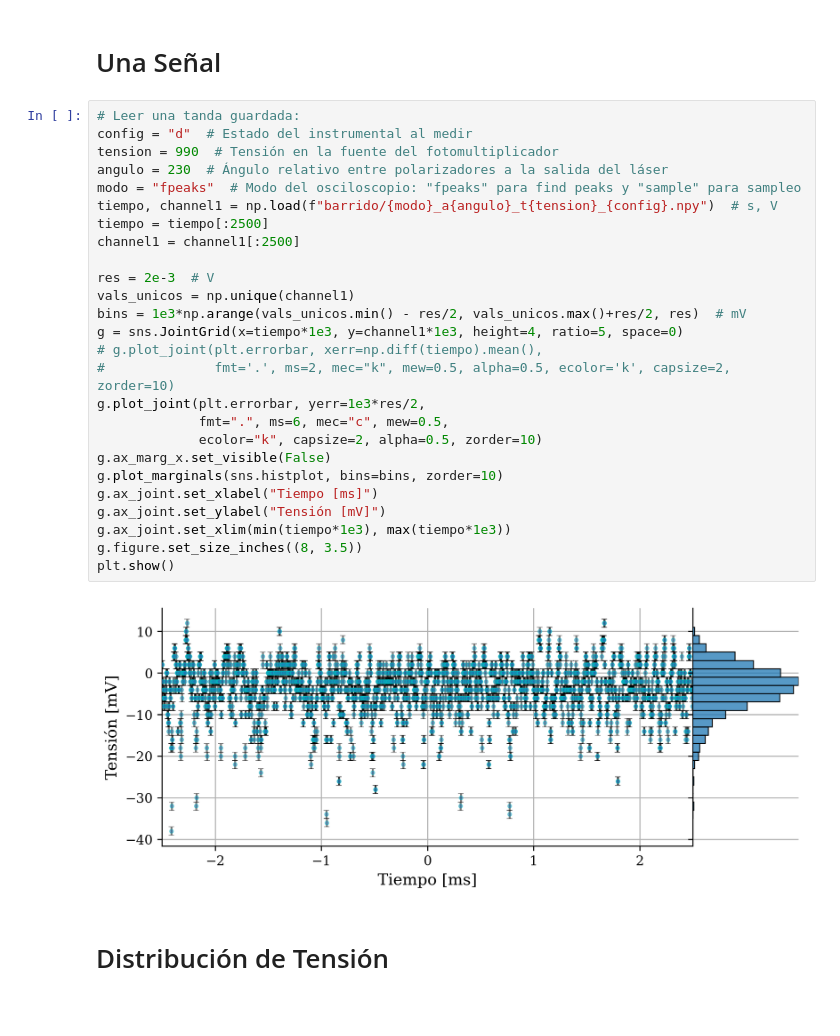
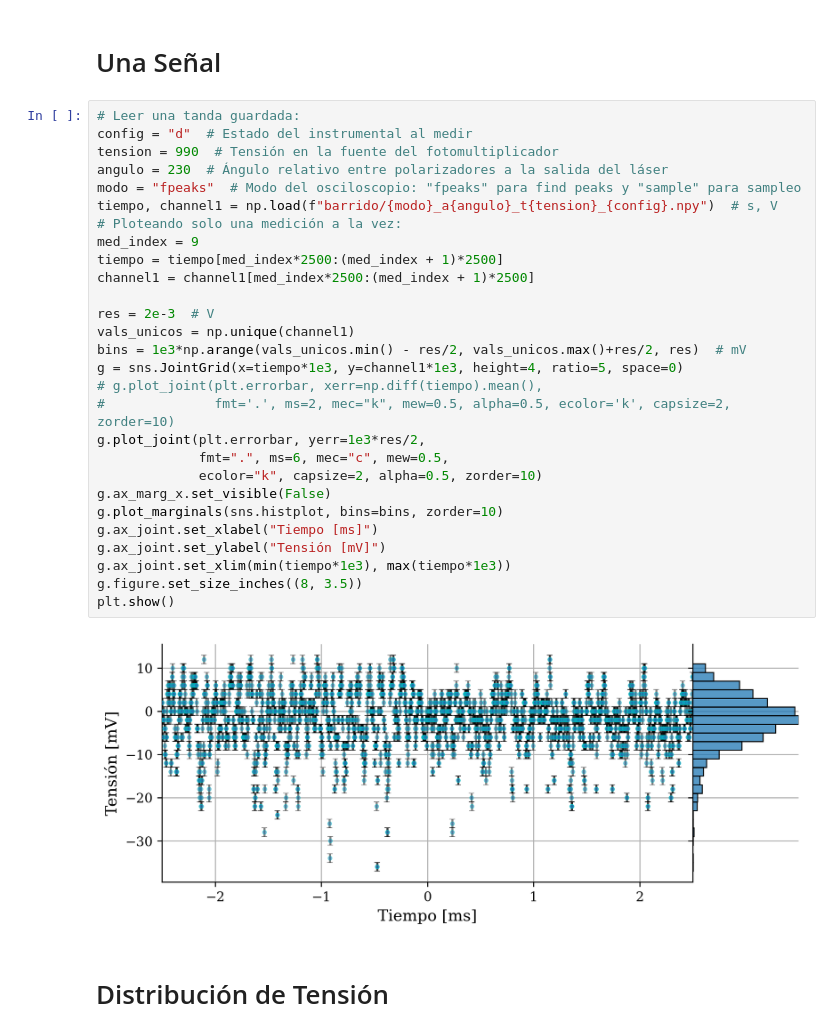
Before and after one commit to agustinbrusco/Laboratorio5, a Jupyter notebook: Datos y código - Práctica 3/analisis_ruido.ipynb, the cells around one changed output. Saved outputs shown, nothing was run; the diff lists cells and outputs as text.

```diff
--- a/Datos y código - Práctica 3/analisis_ruido.ipynb
+++ b/Datos y código - Práctica 3/analisis_ruido.ipynb
@@ -26,30 +26,32 @@ config_code_dict = {
 # %%
 # Leer una tanda guardada:
 config = "d"  # Estado del instrumental al medir
 tension = 990  # Tensión en la fuente del fotomultiplicador
 angulo = 230  # Ángulo relativo entre polarizadores a la salida del láser
 modo = "fpeaks"  # Modo del osciloscopio: "fpeaks" para find peaks y "sample" para sampleo
 tiempo, channel1 = np.load(f"barrido/{modo}_a{angulo}_t{tension}_{config}.npy")  # s, V
-tiempo = tiempo[:2500]
-channel1 = channel1[:2500]
+# Ploteando solo una medición a la vez:
+med_index = 9
+tiempo = tiempo[med_index*2500:(med_index + 1)*2500]
+channel1 = channel1[med_index*2500:(med_index + 1)*2500]
 
 res = 2e-3  # V
 vals_unicos = np.unique(channel1)
 bins = 1e3*np.arange(vals_unicos.min() - res/2, vals_unicos.max()+res/2, res)  # mV
 g = sns.JointGrid(x=tiempo*1e3, y=channel1*1e3, height=4, ratio=5, space=0)
 # g.plot_joint(plt.errorbar, xerr=np.diff(tiempo).mean(),
 #              fmt='.', ms=2, mec="k", mew=0.5, alpha=0.5, ecolor='k', capsize=2, zorder=10)
 g.plot_joint(plt.errorbar, yerr=1e3*res/2,
              fmt=".", ms=6, mec="c", mew=0.5,
              ecolor="k", capsize=2, alpha=0.5, zorder=10)
 g.ax_marg_x.set_visible(False)
 g.plot_marginals(sns.histplot, bins=bins, zorder=10)
 g.ax_joint.set_xlabel("Tiempo [ms]")
 g.ax_joint.set_ylabel("Tensión [mV]")
 g.ax_joint.set_xlim(min(tiempo*1e3), max(tiempo*1e3))
 g.figure.set_size_inches((8, 3.5))
 plt.show()
 # %% [output]
-[figure, old version]
+[figure, new version]
 # %% [markdown]
 # Distribución de Tensión
```
Also changed, not shown: parts of 3 cells of this notebook.
